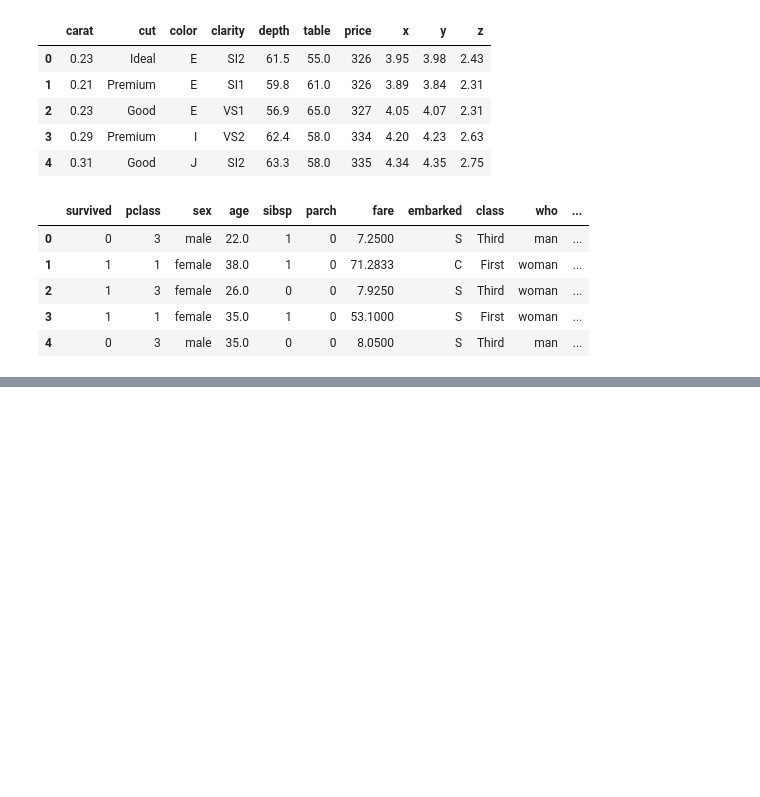
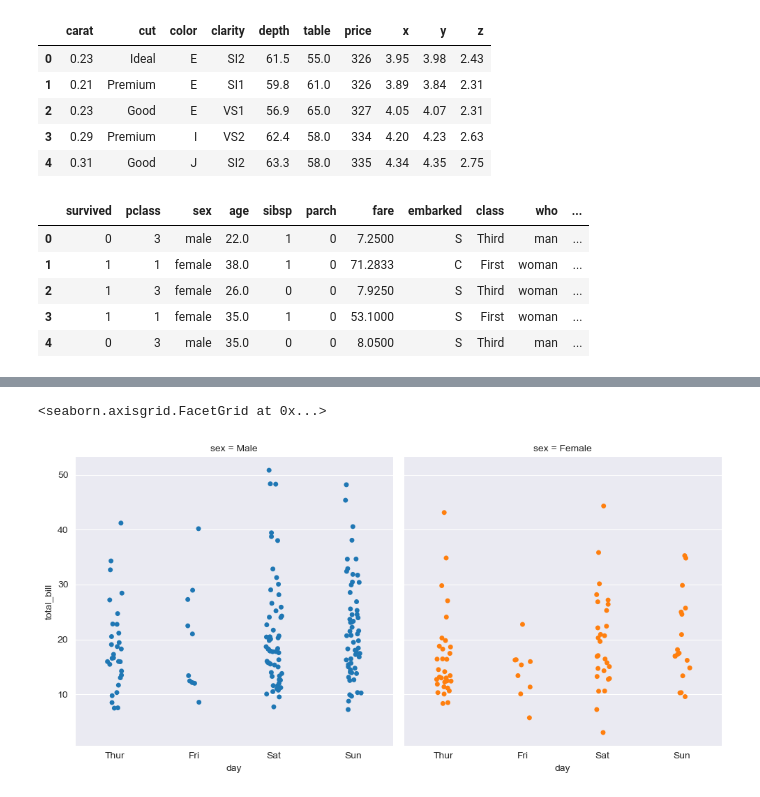
Before and after one commit to ebrahimhossaincse/Seaborn-Fundamentals, a Jupyter notebook: basics/Categorical_Plots.ipynb, the cells around one changed output, grey strips where cells are left out. Saved outputs shown, nothing was run; the diff lists cells and outputs as text; code cells hidden in the pictures; blank space fills up the shorter version.

```diff
--- a/basics/Categorical_Plots.ipynb
+++ b/basics/Categorical_Plots.ipynb
@@ -50,0 +80,11 @@ titanic.head()
+# %%
+sns.catplot(
+    data=tips,
+    x='day',
+    y='total_bill',
+    hue='sex',
+    col='sex',
+)
+# %% [output]
+<seaborn.axisgrid.FacetGrid at 0x...>
+[figure, added]
```
Also changed, not shown: parts of 5 cells of this notebook.
